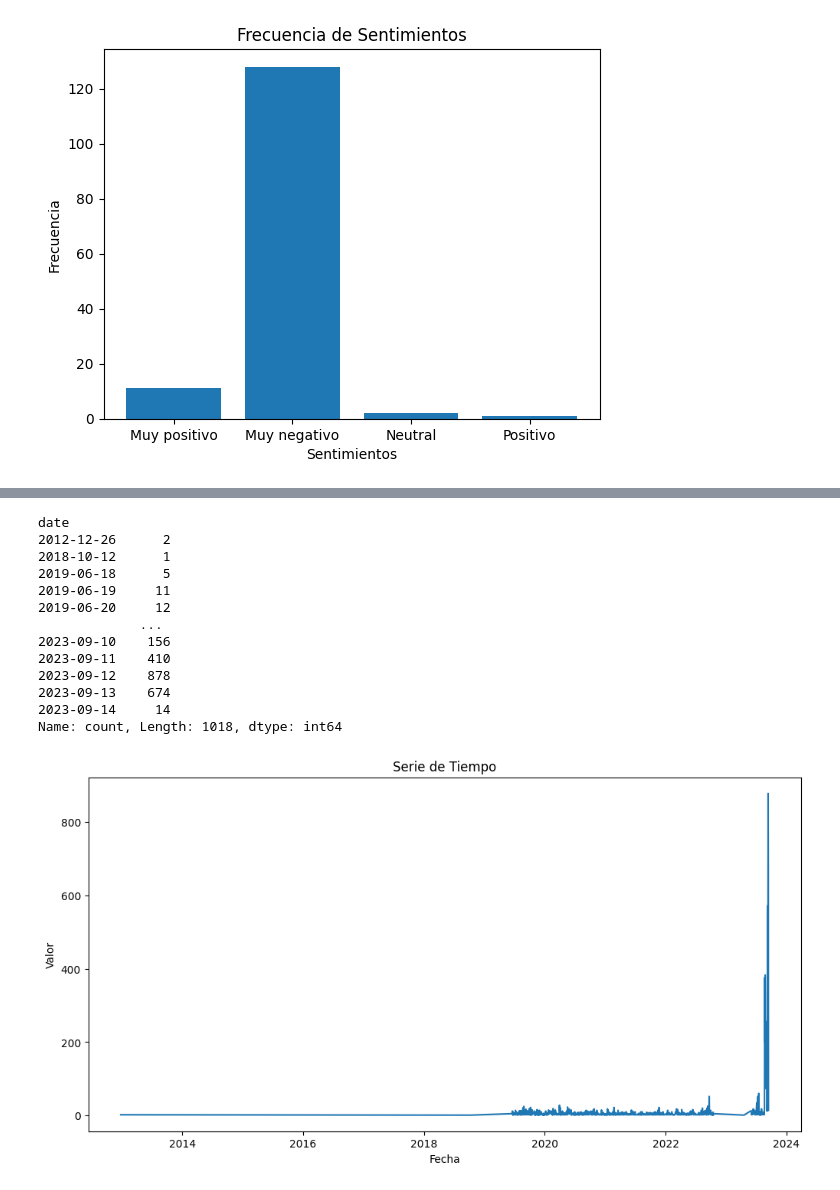
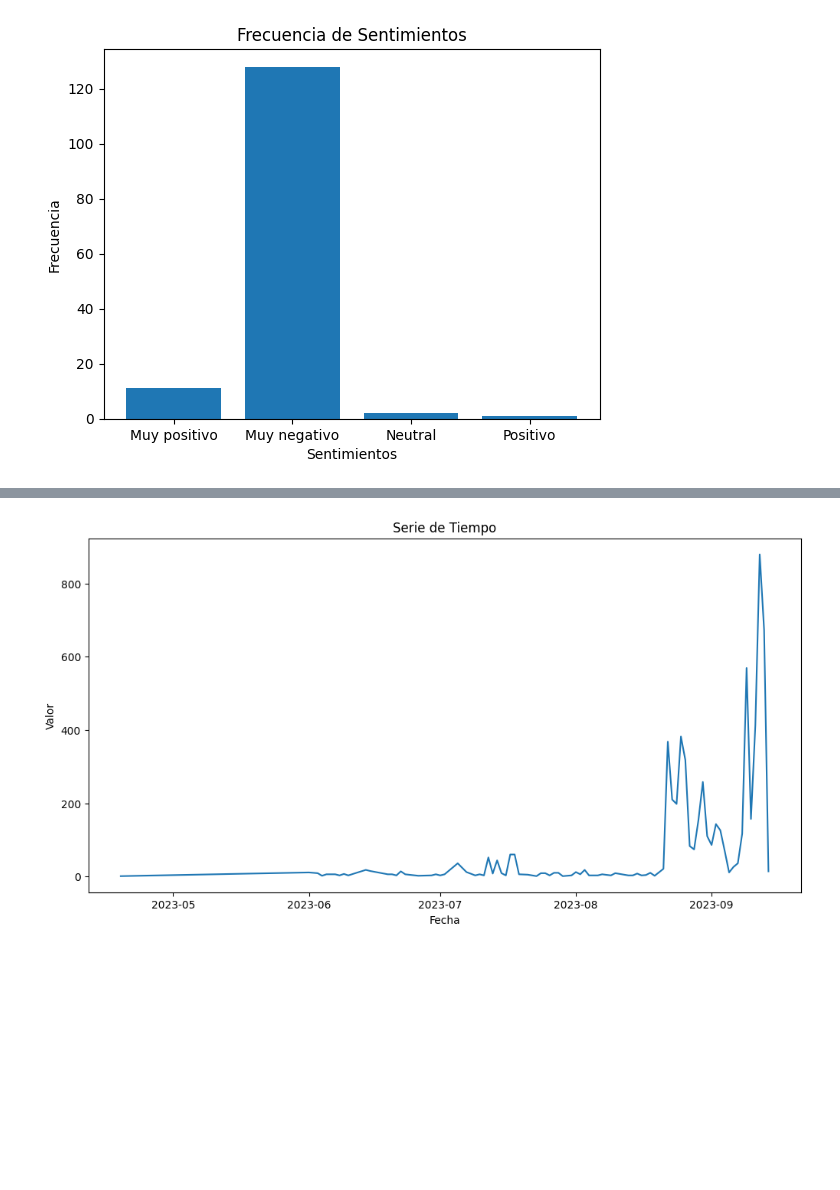
Before and after one commit to Aristondo01/Lab6_DS, a Jupyter notebook: trafico.ipynb, the cells around one changed output, grey strips where cells are left out. Drawn from its saved outputs; the diff is of its cells as text; code cells hidden in the pictures; blank space fills up the shorter version.

```diff
--- a/trafico.ipynb
+++ b/trafico.ipynb
@@ -402,31 +410,19 @@ res_lluvia = data['rawContent_lemmatized_text']
 # %%
 data['date'] = pd.to_datetime(data['date'])
 
 fechas_lluvia = data['date'].dt.date
 frecuencia_lluvia = fechas_lluvia.value_counts().sort_index()
-print(frecuencia_lluvia)
+fecha_inicio = pd.to_datetime('2023-01-01').date()
+frecuencia_lluvia_filtrada = frecuencia_lluvia[fecha_inicio:]
 
 # Crear el gráfico de serie de tiempo
-frecuencia_lluvia.plot(figsize=(12, 6))
+frecuencia_lluvia_filtrada.plot(figsize=(12, 6))
 plt.xlabel('Fecha')
 plt.ylabel('Valor')
 plt.title('Serie de Tiempo')
 plt.show()
 # %% [output]
-date
-2012-12-26      2
-2018-10-12      1
-2019-06-18      5
-2019-06-19     11
-2019-06-20     12
-             ...
-2023-09-10    156
-2023-09-11    410
-2023-09-12    878
-2023-09-13    674
-2023-09-14     14
-Name: count, Length: 1018, dtype: int64
-[figure, old version]
+[figure, new version]
 # %%
 verificar_sentimiento_tweet(res_lluvia)
 # %% [output]
```
Also changed, not shown: parts of 13 cells of this notebook.
